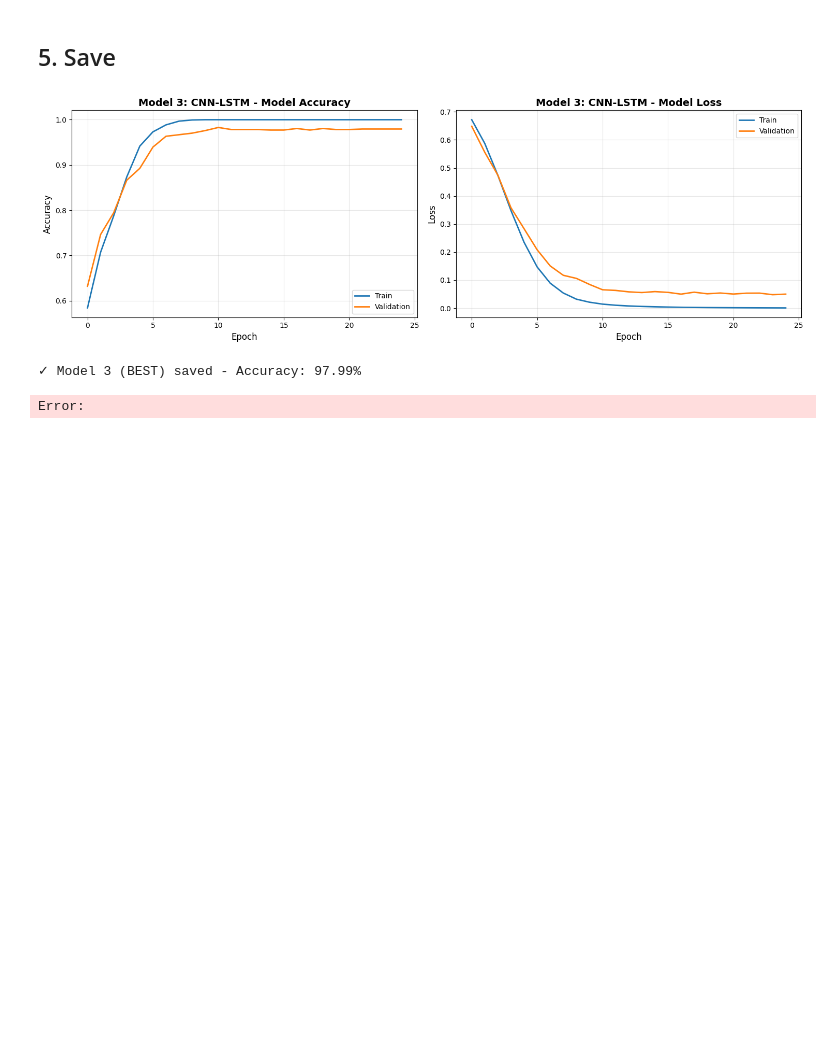
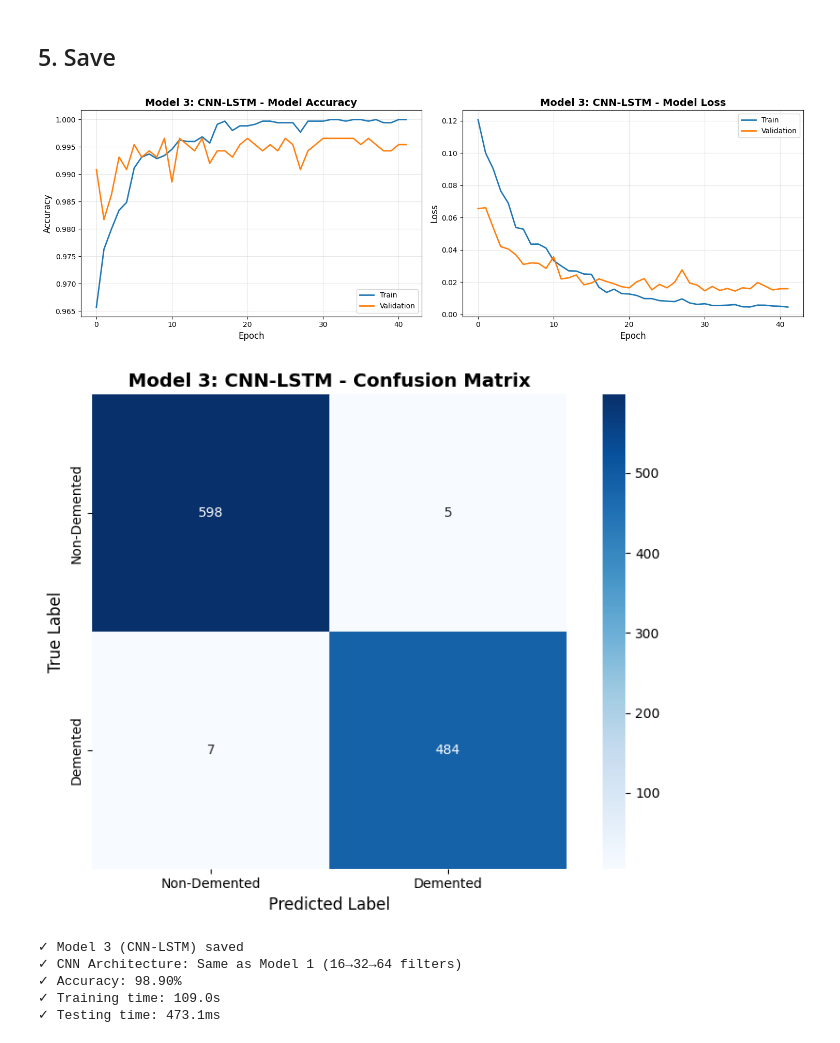
Before and after one commit to Rishit-Abhilash/CV_Assignment, a Jupyter notebook: Paper2/notebooks/04_model3_cnn_lstm_with_aug.ipynb, the cells around one changed output. Saved outputs shown, nothing was run; the diff lists cells and outputs as text; code cells hidden in the pictures; blank space fills up the shorter version.

Commit message:
BestModel

```diff
--- a/Paper2/notebooks/04_model3_cnn_lstm_with_aug.ipynb
+++ b/Paper2/notebooks/04_model3_cnn_lstm_with_aug.ipynb
@@ -215,6 +310,9 @@ Epoch 25/25 - Loss: 0.0008, Acc: 1.0000, Val Loss: 0.0500, Val Acc: 0.9794
 best_model = CNNLSTM(input_channels=3, lstm_hidden=100, num_classes=2).to(device)
 best_model.load_state_dict(torch.load(best_model_path))
 best_model.eval()
+
+# Get labels from the base dataset
+y_test = test_dataset_base.labels
 
 start_time = time.time()
 all_preds, all_probs = [], []
@@ -234,6 +332,7 @@ testing_time = (time.time() - start_time) * 1000
 metrics = calculate_all_metrics(y_test, y_pred, y_pred_proba[:, 1])
 print_metrics(metrics, "Model 3: CNN-LSTM (BEST)")
 print(f"⭐ Accuracy: {metrics['accuracy']*100:.2f}% (Target: 99.92%)")
+print(f"Testing time: {testing_time:.1f}ms")
 # %% [output]
 ============================================================
 Model 3: CNN-LSTM (BEST) - Evaluation Metrics
@@ -255,15 +355,43 @@ Confusion Matrix:
 ## 5. Save
 # %%
 plot_training_history(history, "Model 3: CNN-LSTM", CONFIG["results_path"] / "training_curves" / "model3_training.png")
+
+# Save confusion matrix
+plot_confusion_matrix(
+    metrics['confusion_matrix'],
+    CONFIG['class_names'],
+    title="Model 3: CNN-LSTM - Confusion Matrix",
+    save_path=CONFIG["results_path"] / "confusion_matrices" / "model3_cm.png"
+)
+
 torch.save(model.state_dict(), CONFIG["saved_models_path"] / "model3_cnn_lstm_final.pth")
 
-results = {"model_name": "CNN-LSTM-with-Aug", "accuracy": float(metrics["accuracy"]), "precision": float(metrics["precision"]), "recall": float(metrics["recall"]), "f1_score": float(metrics["f1_score"]), "specificity": float(metrics["specificity"]), "training_time_seconds": float(training_time), "testing_time_ms": float(testing_time)}
+results = {
+    "model_name": "CNN-LSTM-with-Aug",
+    "accuracy": float(metrics["accuracy"]),
+    "precision": float(metrics["precision"]),
+    "recall": float(metrics["recall"]),
+    "f1_score": float(metrics["f1_score"]),
+    "specificity": float(metrics["specificity"]),
+    "auc": float(metrics.get("auc", 0)),
+    "training_time_seconds": float(training_time),
+    "testing_time_ms": float(testing_time),
+    "confusion_matrix": metrics['confusion_matrix'].tolist()
+}
 
 with open(CONFIG["results_path"] / "model3_results.json", "w") as f:
     json.dump(results, f, indent=2)
 
-print(f"\n✓ Model 3 (BEST) saved - Accuracy: {metrics['accuracy']*100:.2f}%")
+print(f"\n✓ Model 3 (CNN-LSTM) saved")
+print(f"✓ CNN Architecture: Same as Model 1 (16→32→64 filters)")
+print(f"✓ Accuracy: {metrics['accuracy']*100:.2f}%")
+print(f"✓ Training time: {training_time:.1f}s")
+print(f"✓ Testing time: {testing_time:.1f}ms")
 # %% [output]
-[figure, old version]
+[figure, new version]
+[figure, added]
-✓ Model 3 (BEST) saved - Accuracy: 97.99%
+✓ Model 3 (CNN-LSTM) saved
+✓ CNN Architecture: Same as Model 1 (16→32→64 filters)
+✓ Accuracy: 98.90%
+✓ Training time: 109.0s
+✓ Testing time: 473.1ms
-Error:
```
Also changed, not shown: parts of 5 cells of this notebook, 14 other files.
